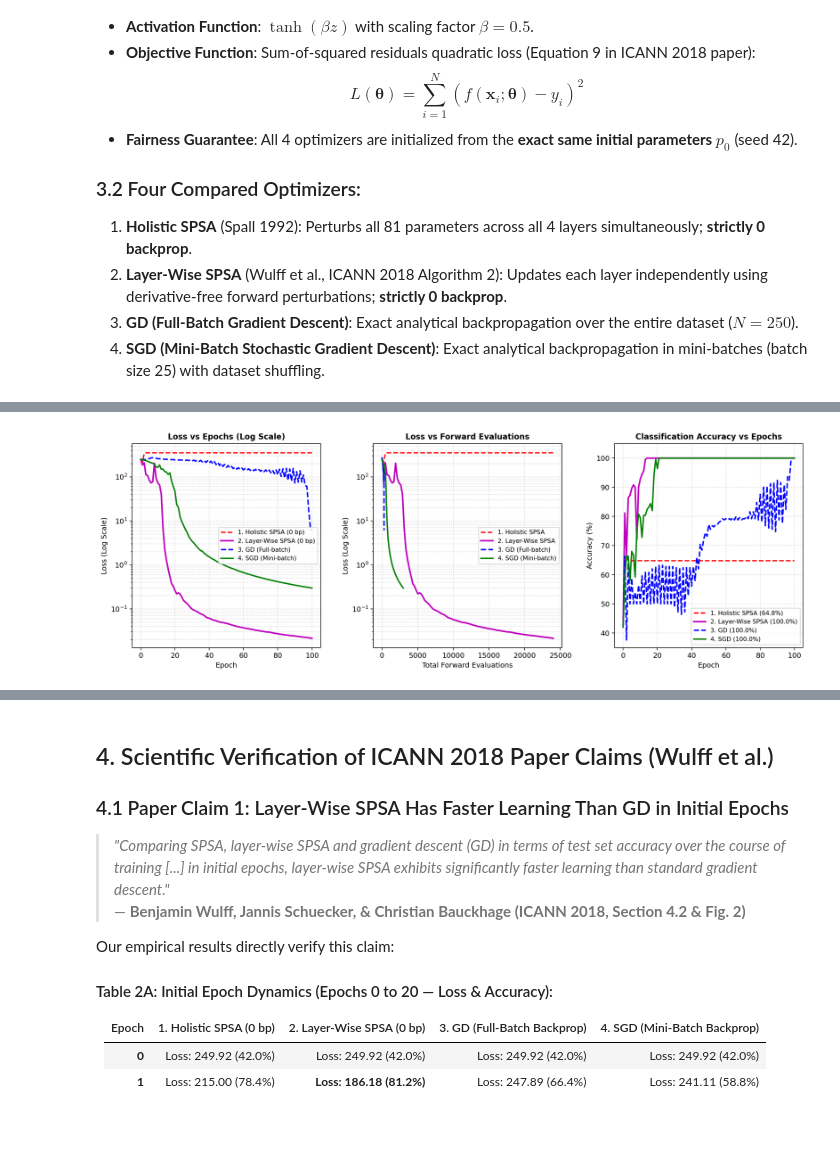
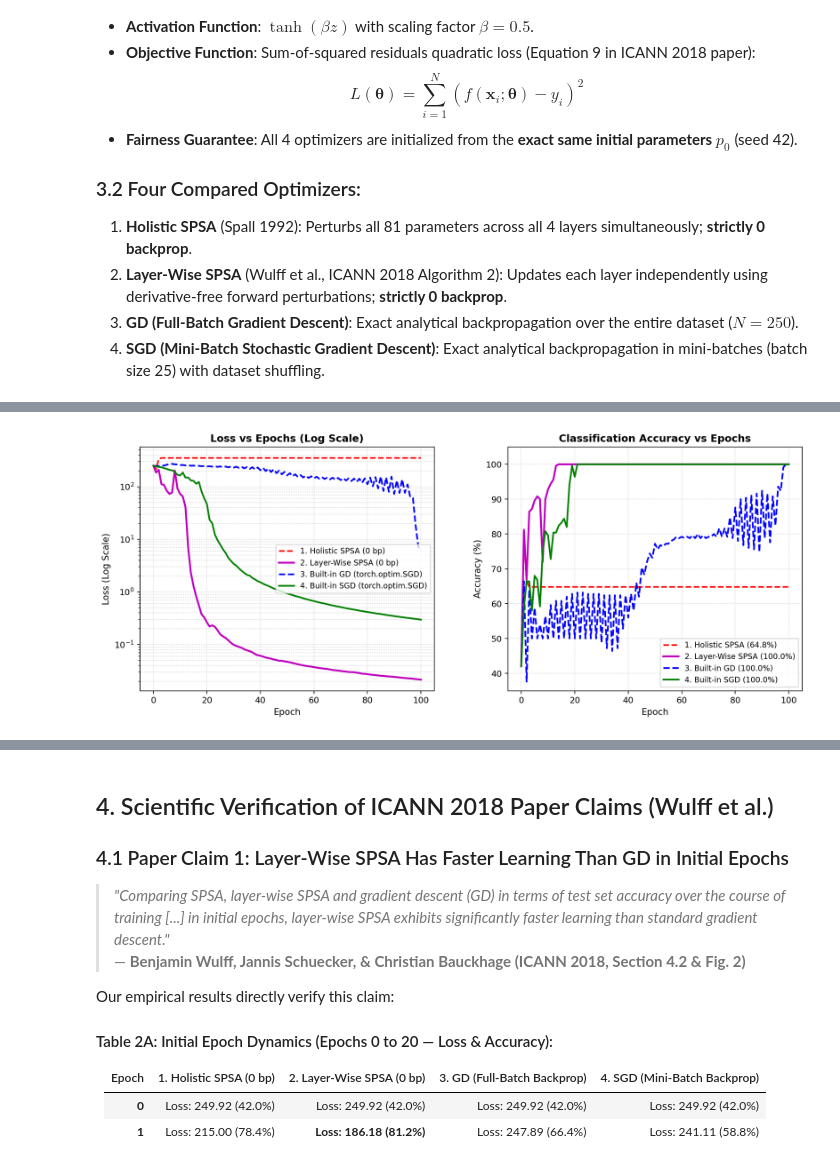
Before and after one commit to Ananth170404/SPSA-Paper-Implementation, a Jupyter notebook: demo/implementation demonstration/spsa_demonstration.ipynb, the cells around one changed output, grey strips where cells are left out. Saved outputs shown, nothing was run; the diff lists cells and outputs as text; code cells hidden in the pictures; blank space fills up the shorter version.

```diff
--- a/demo/implementation demonstration/spsa_demonstration.ipynb
+++ b/demo/implementation demonstration/spsa_demonstration.ipynb
@@ -375,7 +359,7 @@ x_raw, y_cls = make_circles(n_samples=250, noise=0.06, factor=0.4, random_state=
 x = torch.tensor(x_raw, dtype=torch.float32)
 y = torch.tensor(np.where(y_cls == 1, 1.0, -1.0)[:, None], dtype=torch.float32)
 
-p0 = init_network_params([2, 5, 5, 5, 1], seed=SEED)
+p0 = init_params([2, 5, 5, 5, 1], seed=SEED)
 print(f'Initial State: Loss = {compute_loss(forward_pass(x, p0), y):.2f} | Initial Accuracy = {compute_accuracy(forward_pass(x, p0), y):.1f}%')
 
 # 1. Holistic SPSA (No backprop)
@@ -386,15 +370,12 @@ print(f"[1/4] Training Holistic SPSA (0 bp)...       Final Loss: {hist_hol['loss
 p_lw, hist_lw = train_layerwise_spsa(x, y, p0, epochs=100, t_max=30, a=0.02, c=0.10, seed=SEED)
 print(f"[2/4] Training Layer-Wise SPSA (0 bp)...     Final Loss: {hist_lw['loss'][-1]:.4f} | Accuracy: {hist_lw['accuracy'][-1]:.1f}% ({hist_lw['runtime']:.2f}s)")
 
-# 3. GD (Full-Batch Backpropagation)
-p_gd, hist_gd = train_full_batch_gd(x, y, p0, epochs=100, lr=0.005)
-print(f"[3/4] Training GD (Full-batch backprop)...   Final Loss: {hist_gd['loss'][-1]:.4f} | Accuracy: {hist_gd['accuracy'][-1]:.1f}% ({hist_gd['runtime']:.2f}s)")
+# 3. Built-in GD (torch.optim.SGD, full-batch)
+p_gd, hist_gd = train_builtin_gd(x, y, p0, epochs=100, lr=0.005)
+print(f"[3/4] Training Built-in GD (torch.optim.SGD)... Final Loss: {hist_gd['loss'][-1]:.4f} | Accuracy: {hist_gd['accuracy'][-1]:.1f}% ({hist_gd['runtime']:.2f}s)")
 
-# 4. SGD (Mini-Batch Backpropagation)
-p_sgd, hist_sgd = train_minibatch_sgd(x, y, p0, epochs=100, lr=0.01, batch_size=25, seed=SEED)
-print(f"[4/4] Training SGD (Mini-batch backprop)...  Final Loss: {hist_sgd['loss'][-1]:.4f} | Accuracy: {hist_sgd['accuracy'][-1]:.1f}% ({hist_sgd['runtime']:.2f}s)")
-
-# Summary Checkpoint Tables
-# (Prints Table 2A: Initial Epoch Dynamics and Table 2B: Full Progression)
+# 4. Built-in SGD (torch.optim.SGD, mini-batch)
+p_sgd, hist_sgd = train_builtin_sgd(x, y, p0, epochs=100, lr=0.01, batch_size=25, seed=SEED)
+print(f"[4/4] Training Built-in SGD (torch.optim.SGD)... Final Loss: {hist_sgd['loss'][-1]:.4f} | Accuracy: {hist_sgd['accuracy'][-1]:.1f}% ({hist_sgd['runtime']:.2f}s)")
 # %% [output]
 Initial State: Loss = 249.92 | Initial Accuracy = 42.0%
@@ -414,16 +395,39 @@ Epoch  | 1. Holistic SPSA     | 2. Layer-Wise SPSA   | 3. GD (Full-batch)   | 4.
 80     | Loss: 352.00 (64.8%) | Loss: 0.03   (100.0%) | Loss: 111.61 (87.6%) | Loss: 0.42   (100.0%)
 100    | Loss: 352.00 (64.8%) | Loss: 0.02   (100.0%) | Loss: 6.13   (100.0%) | Loss: 0.30   (100.0%)
 ===============================================================================================
-# %%
-# Plot Comparative Loss and Accuracy Dynamics across All 4 Optimizers
-fig, axes = plt.subplots(1, 3, figsize=(17, 5.2))
-plt.subplots_adjust(wspace=0.28)
-# Subplot 1: Loss vs Epochs
-# Subplot 2: Loss vs Function Evaluations
-# Subplot 3: Accuracy vs Epochs
-plt.show()
-# %% [output]
-[figure, removed]
+# %%
+# Plot Comparative Loss and Accuracy Dynamics across All 4 Optimizers (1x2 Panel Layout)
+fig, axes = plt.subplots(1, 2, figsize=(14, 5.2))
+plt.subplots_adjust(wspace=0.25)
+
+# Subplot 1: Loss vs Epochs (Log Scale)
+axes[0].plot(hist_hol['loss'], 'r--', label='1. Holistic SPSA (0 bp)', linewidth=1.8)
+axes[0].plot(hist_lw['loss'], 'm-', label='2. Layer-Wise SPSA (0 bp)', linewidth=2.2)
+axes[0].plot(hist_gd['loss'], 'b--', label='3. Built-in GD (torch.optim.SGD)', linewidth=2.0)
+axes[0].plot(hist_sgd['loss'], 'g-', label='4. Built-in SGD (torch.optim.SGD)', linewidth=2.0)
+axes[0].set_yscale('log')
+axes[0].set_title('Loss vs Epochs (Log Scale)', fontsize=12, fontweight='bold')
+axes[0].set_xlabel('Epoch', fontsize=10.5)
+axes[0].set_ylabel('Loss (Log Scale)', fontsize=10.5)
+axes[0].legend(fontsize=9)
+axes[0].grid(True, which='both', linestyle=':', alpha=0.6)
+
+# Subplot 2: Classification Accuracy vs Epochs
+axes[1].plot(hist_hol['accuracy'], 'r--', label=f"1. Holistic SPSA ({hist_hol['accuracy'][-1]:.1f}%)", linewidth=1.8)
+axes[1].plot(hist_lw['accuracy'], 'm-', label=f"2. Layer-Wise SPSA ({hist_lw['accuracy'][-1]:.1f}%)", linewidth=2.2)
+axes[1].plot(hist_gd['accuracy'], 'b--', label=f"3. Built-in GD ({hist_gd['accuracy'][-1]:.1f}%)", linewidth=2.0)
+axes[1].plot(hist_sgd['accuracy'], 'g-', label=f"4. Built-in SGD ({hist_sgd['accuracy'][-1]:.1f}%)", linewidth=2.0)
+axes[1].set_title('Classification Accuracy vs Epochs', fontsize=12, fontweight='bold')
+axes[1].set_xlabel('Epoch', fontsize=10.5)
+axes[1].set_ylabel('Accuracy (%)', fontsize=10.5)
+axes[1].set_ylim(35, 105)
+axes[1].legend(loc='lower right', fontsize=9)
+axes[1].grid(True, linestyle=':', alpha=0.6)
+
+plt.savefig('figures/part2_loss_accuracy_comparison.png', dpi=200, bbox_inches='tight')
+plt.show()
+# %% [output]
+[figure, added]
 # %%
 # Plot 2D Decision Boundary Landscapes for All Models
 fig, axes = plt.subplots(1, 5, figsize=(22, 4.5))
```
Also changed, not shown: parts of 8 cells of this notebook, 7 other files.
